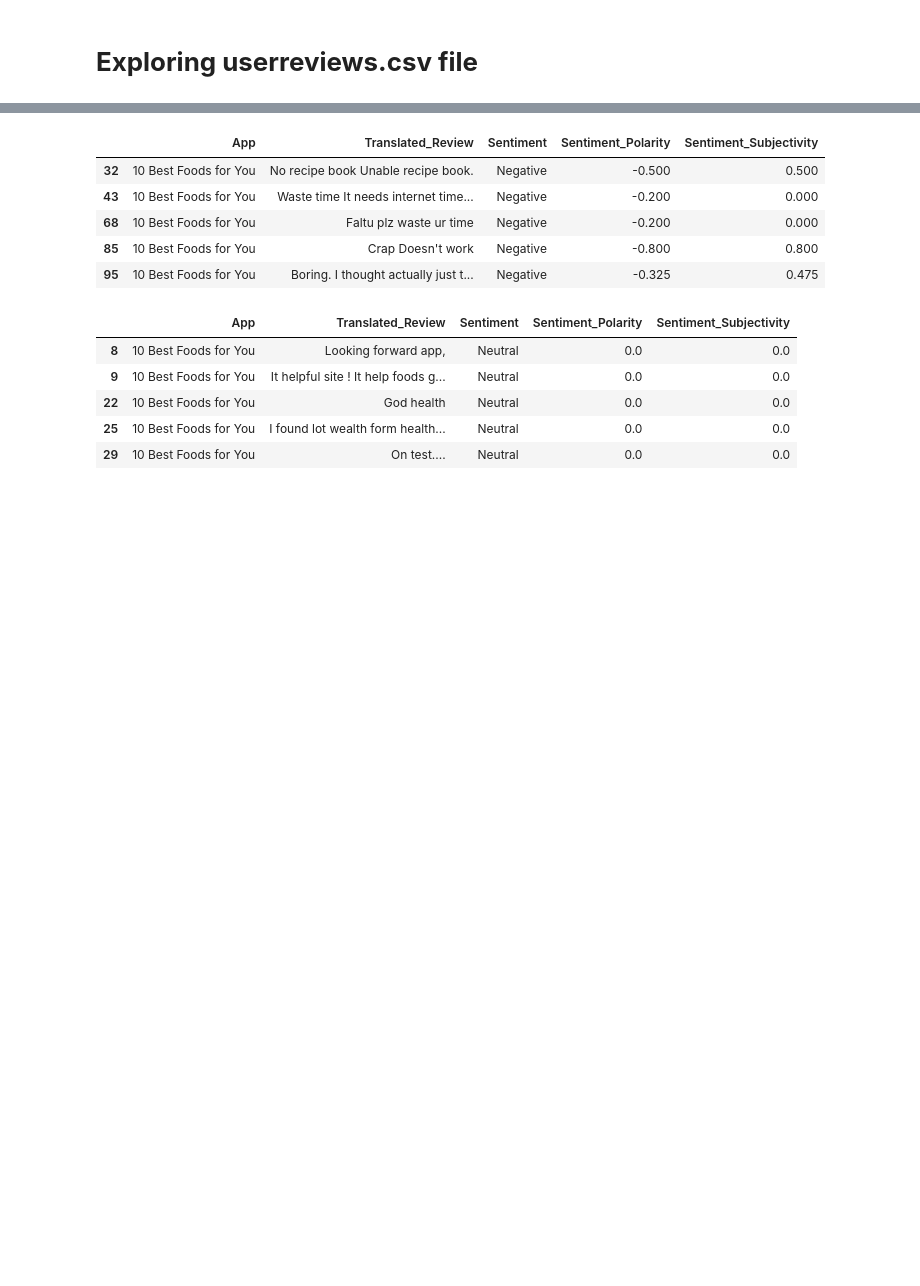
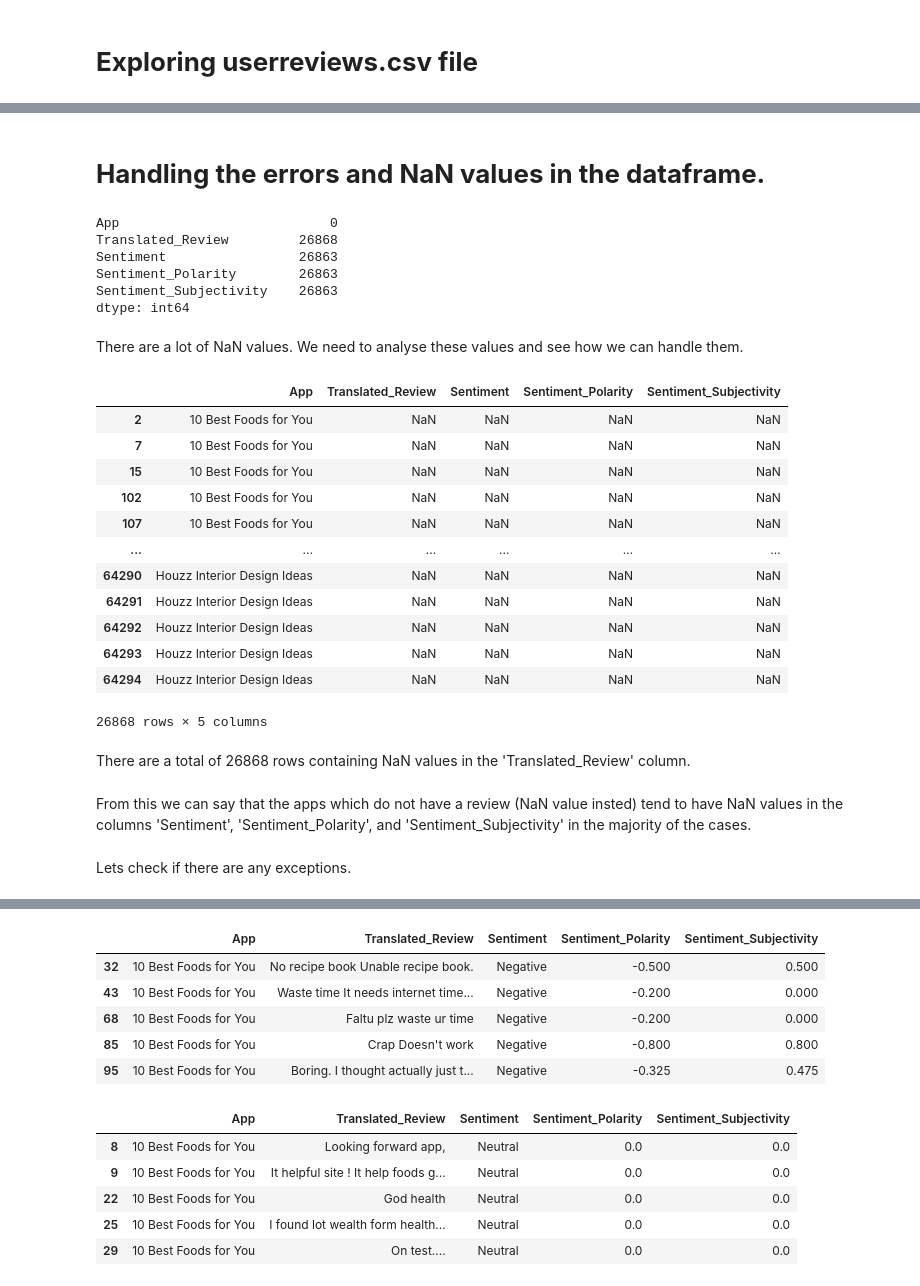
Before and after one commit to shaloy-lewis/EDA_on_play_store_app_reviews, a Jupyter notebook: EDA_on_Play_Store_App_Reviews_by_Shaloy_Lewis.ipynb, the cells around one changed output, grey strips where cells are left out. Drawn from its saved outputs; the diff is of its cells as text; code cells hidden in the pictures; blank space fills up the shorter version.

```diff
--- a/EDA_on_Play_Store_App_Reviews_by_Shaloy_Lewis.ipynb
+++ b/EDA_on_Play_Store_App_Reviews_by_Shaloy_Lewis.ipynb
@@ -1273,0 +1299,39 @@ Name: Sentiment, dtype: int64
+# %% [markdown]
+# **Handling the errors and NaN values in the dataframe.**
+# %%
+# Finding the total no of NaN values in each column.
+
+ur_df.isnull().sum()
+# %% [output]
+App                           0
+Translated_Review         26868
+Sentiment                 26863
+Sentiment_Polarity        26863
+Sentiment_Subjectivity    26863
+dtype: int64
+# %% [markdown]
+There are a lot of NaN values. We need to analyse these values and see how we can handle them.
+# %%
+# checking the NaN values in the translated rview column
+
+ur_df[ur_df['Translated_Review'].isnull()]
+# %% [output]
+|  | App | Translated_Review | Sentiment | Sentiment_Polarity | Sentiment_Subjectivity |
+| 2 | 10 Best Foods for You | NaN | NaN | NaN | NaN |
+| 7 | 10 Best Foods for You | NaN | NaN | NaN | NaN |
+| 15 | 10 Best Foods for You | NaN | NaN | NaN | NaN |
+| 102 | 10 Best Foods for You | NaN | NaN | NaN | NaN |
+| 107 | 10 Best Foods for You | NaN | NaN | NaN | NaN |
+| ... | ... | ... | ... | ... | ... |
+| 64290 | Houzz Interior Design Ideas | NaN | NaN | NaN | NaN |
+| 64291 | Houzz Interior Design Ideas | NaN | NaN | NaN | NaN |
+| 64292 | Houzz Interior Design Ideas | NaN | NaN | NaN | NaN |
+| 64293 | Houzz Interior Design Ideas | NaN | NaN | NaN | NaN |
+| 64294 | Houzz Interior Design Ideas | NaN | NaN | NaN | NaN |
+26868 rows × 5 columns
+# %% [markdown]
+There are a total of 26868 rows containing NaN values in the 'Translated_Review' column.
+# %% [markdown]
+From this we can say that the apps which do not have a review (NaN value insted) tend to have NaN values in the columns 'Sentiment', 'Sentiment_Polarity', and 'Sentiment_Subjectivity' in the majority of the cases.
+# %% [markdown]
+Lets check if there are any exceptions.
```
Also changed, not shown: parts of 56 cells of this notebook.
